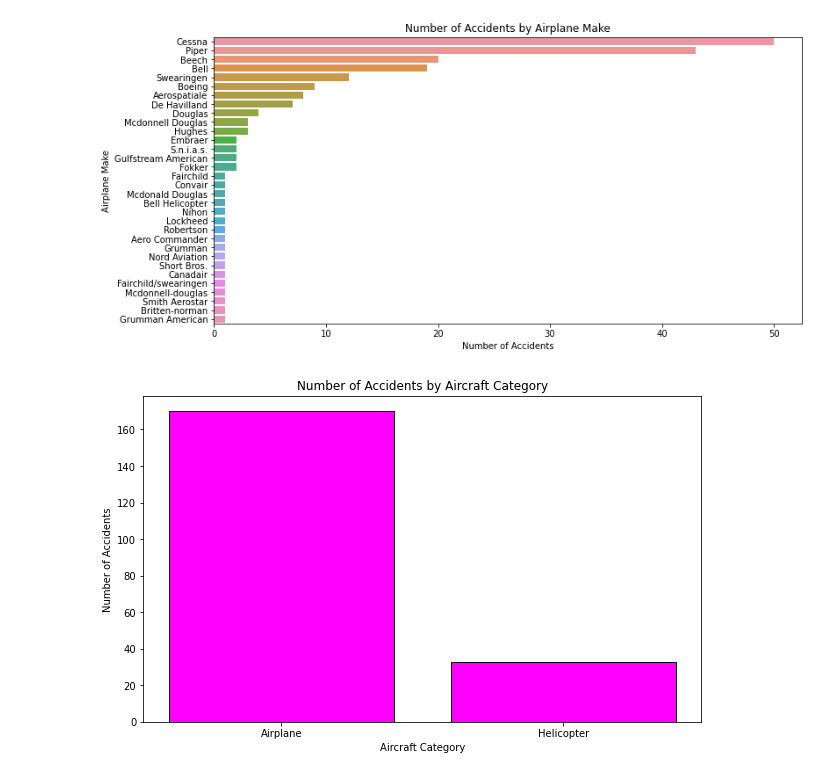
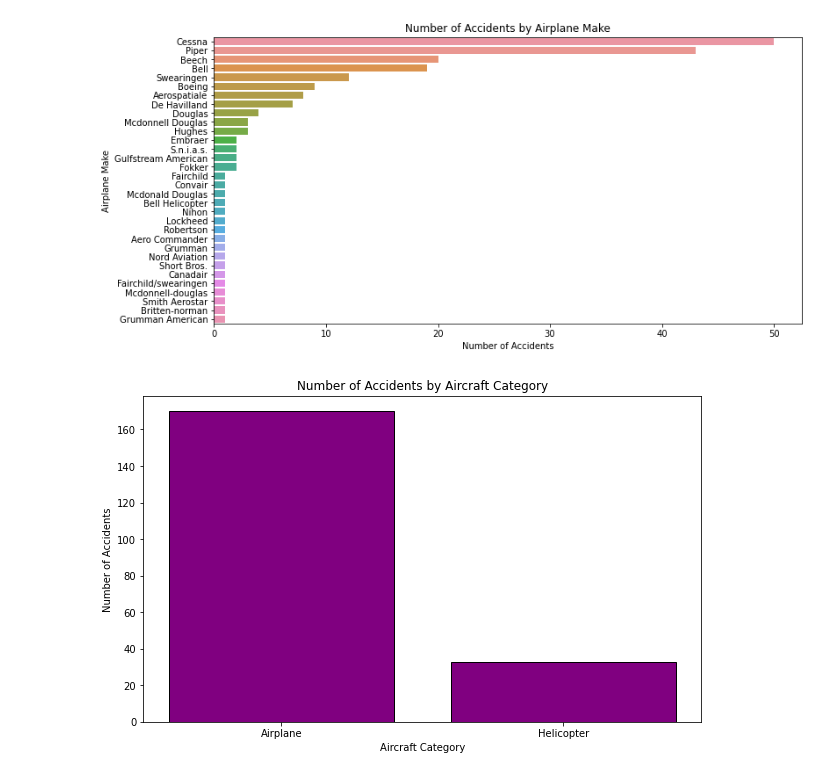
Before and after one commit to kanyua-charity/NTSB-Aviation-Accident-Analysis, a Jupyter notebook: student.ipynb, the cells around one changed output. Cells and saved outputs as stored; diff of their text form; code cells hidden in the pictures.

Commit message:
Did data cleaning and some visualization

```diff
--- a/student.ipynb
+++ b/student.ipynb
@@ -189,10 +189,10 @@ plt.show()
 # %%
 #number of accidents by aircraft category
 plt.figure(figsize=(10,6))
-plt.bar(df['Aircraft.Category'].value_counts().index, df['Aircraft.Category'].value_counts().values, color="magenta", edgecolor="black")
+plt.bar(df['Aircraft.Category'].value_counts().index, df['Aircraft.Category'].value_counts().values, color="purple", edgecolor="black")
 plt.xlabel('Aircraft Category')
 plt.ylabel('Number of Accidents')
 plt.title('Number of Accidents by Aircraft Category')
 plt.show()
 # %% [output]
-[figure, old version]
+[figure, new version]
```
